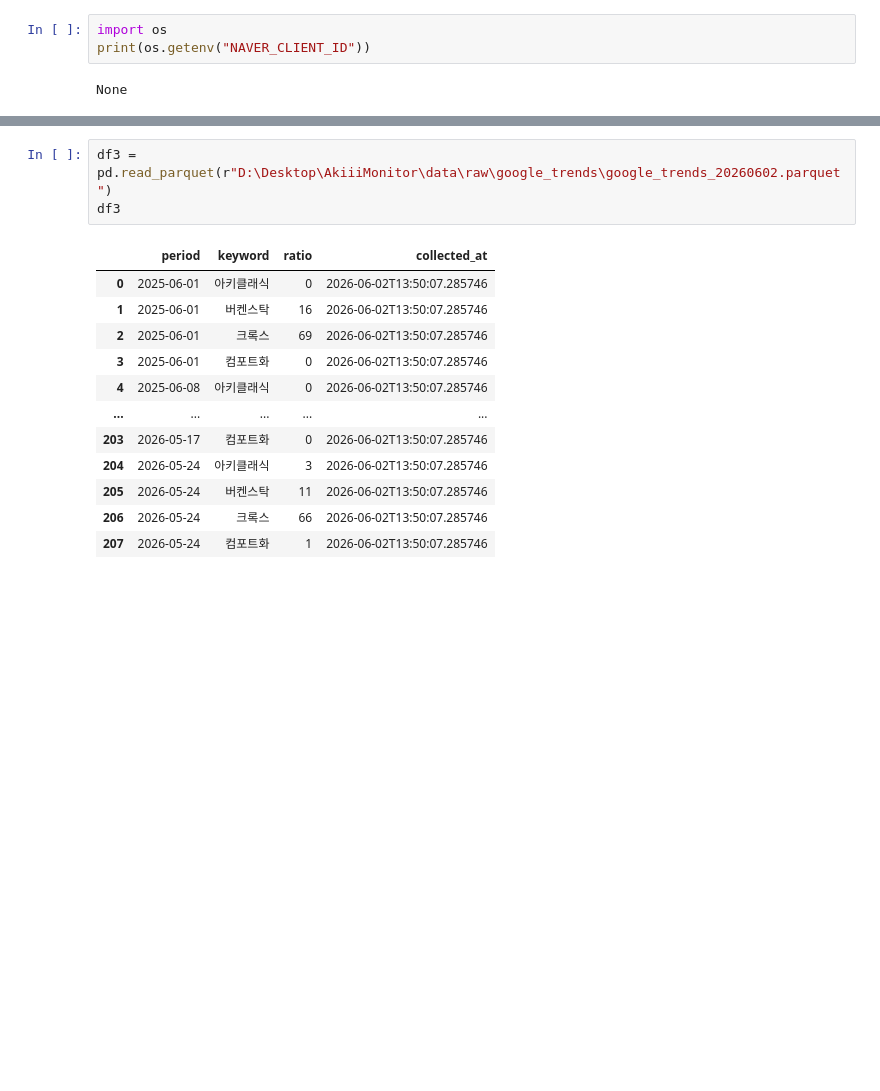
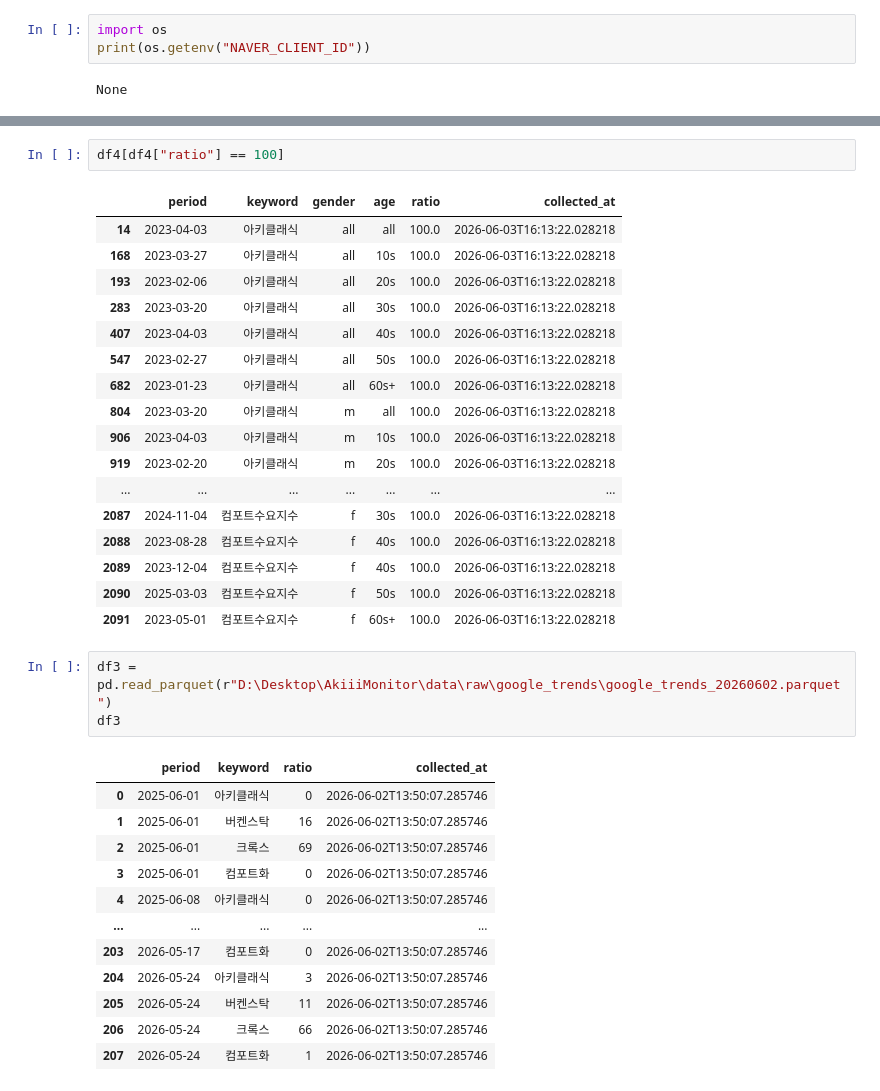
Before and after one commit to Songhyun98/AkiiiMonitor, a Jupyter notebook: test.ipynb, the cells around one changed output, grey strips where cells are left out. Saved outputs shown, nothing was run; the diff lists cells and outputs as text; blank space fills up the shorter version.

```diff
--- a/test.ipynb
+++ b/test.ipynb
@@ -27,3 +79,23 @@ df4
+# %%
+df4[df4["ratio"] == 100]
+# %% [output]
+|  | period | keyword | gender | age | ratio | collected_at |
+| 14 | 2023-04-03 | 아키클래식 | all | all | 100.0 | 2026-06-03T16:13:22.028218 |
+| 168 | 2023-03-27 | 아키클래식 | all | 10s | 100.0 | 2026-06-03T16:13:22.028218 |
+| 193 | 2023-02-06 | 아키클래식 | all | 20s | 100.0 | 2026-06-03T16:13:22.028218 |
+| 283 | 2023-03-20 | 아키클래식 | all | 30s | 100.0 | 2026-06-03T16:13:22.028218 |
+| 407 | 2023-04-03 | 아키클래식 | all | 40s | 100.0 | 2026-06-03T16:13:22.028218 |
+| 547 | 2023-02-27 | 아키클래식 | all | 50s | 100.0 | 2026-06-03T16:13:22.028218 |
+| 682 | 2023-01-23 | 아키클래식 | all | 60s+ | 100.0 | 2026-06-03T16:13:22.028218 |
+| 804 | 2023-03-20 | 아키클래식 | m | all | 100.0 | 2026-06-03T16:13:22.028218 |
+| 906 | 2023-04-03 | 아키클래식 | m | 10s | 100.0 | 2026-06-03T16:13:22.028218 |
+| 919 | 2023-02-20 | 아키클래식 | m | 20s | 100.0 | 2026-06-03T16:13:22.028218 |
+| ... | ... | ... | ... | ... | ... | ... |
+| 2087 | 2024-11-04 | 컴포트수요지수 | f | 30s | 100.0 | 2026-06-03T16:13:22.028218 |
+| 2088 | 2023-08-28 | 컴포트수요지수 | f | 40s | 100.0 | 2026-06-03T16:13:22.028218 |
+| 2089 | 2023-12-04 | 컴포트수요지수 | f | 40s | 100.0 | 2026-06-03T16:13:22.028218 |
+| 2090 | 2025-03-03 | 컴포트수요지수 | f | 50s | 100.0 | 2026-06-03T16:13:22.028218 |
+| 2091 | 2023-05-01 | 컴포트수요지수 | f | 60s+ | 100.0 | 2026-06-03T16:13:22.028218 |
 # %%
 df3 = pd.read_parquet(r"D:\Desktop\AkiiiMonitor\data\raw\google_trends\google_trends_20260602.parquet")
 df3
```
Also changed, not shown: parts of 14 cells of this notebook, 11 other files.
